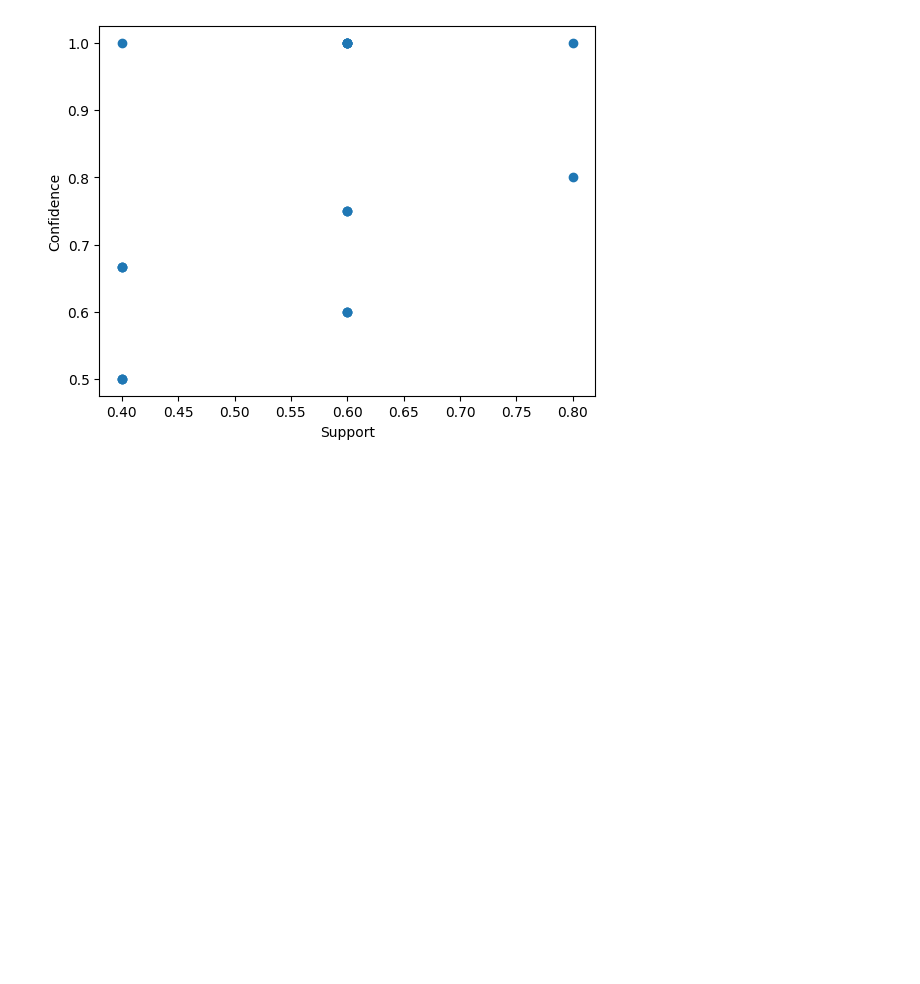
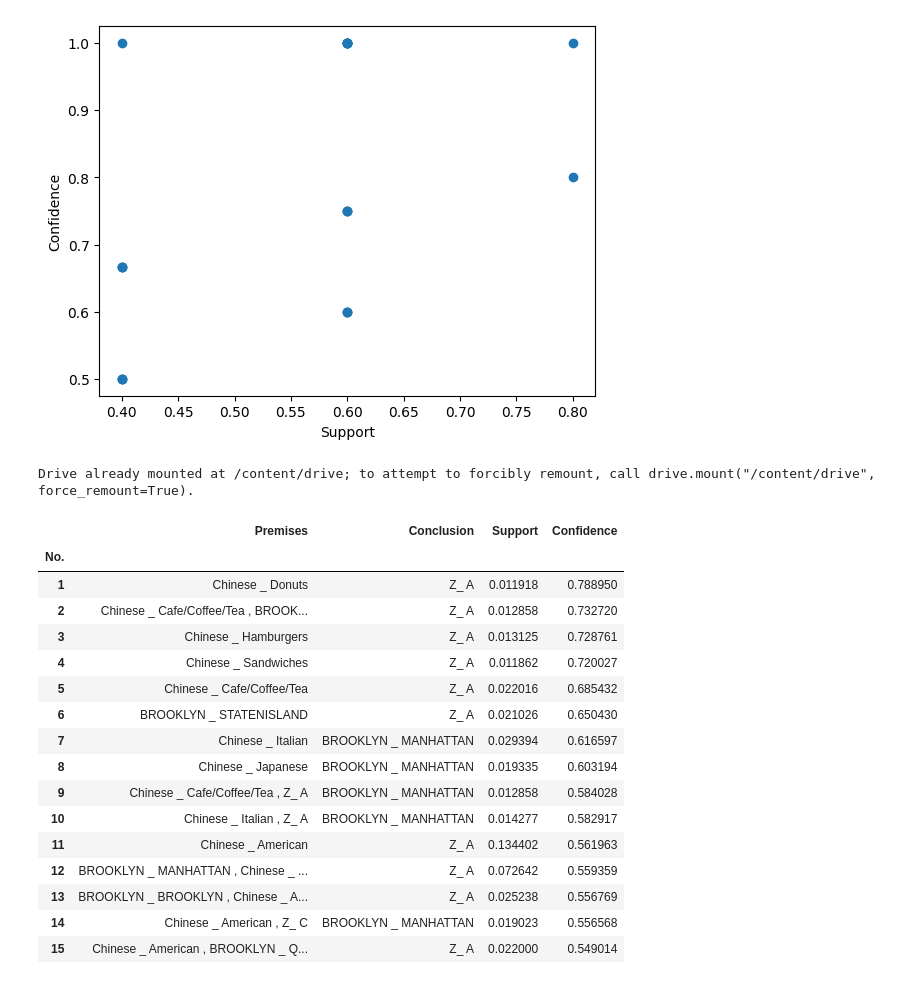
Before and after one commit to meryymarta/DataMining, a Jupyter notebook: Association Rules.ipynb, the cells around one changed output. Cells and saved outputs as stored; diff of their text form; code cells hidden in the pictures; blank space fills up the shorter version.

```diff
--- a/Association Rules.ipynb
+++ b/Association Rules.ipynb
@@ -59,3 +59,66 @@ Requirement already satisfied: tzdata>=2022.7 in /usr/local/lib/python3.12/dist-
 Requirement already satisfied: threadpoolctl>=3.1.0 in /usr/local/lib/python3.12/dist-packages (from scikit-learn>=1.3.1->mlxtend) (3.6.0)
 Requirement already satisfied: six>=1.5 in /usr/local/lib/python3.12/dist-packages (from python-dateutil>=2.7->matplotlib>=3.0.0->mlxtend) (1.17.0)
 [figure]
+# %%
+import pandas as pd
+import warnings
+
+warnings.filterwarnings('ignore')
+
+from google.colab import drive
+drive.mount('/content/drive')
+
+path = '/content/drive/MyDrive/kuliah/Restaurant.csv'
+
+df = pd.read_csv(path)
+df.head()
+
+from mlxtend.frequent_patterns import apriori, association_rules
+
+#mengubah ke format boolean
+df_encoded = pd.get_dummies(df)
+df_encoded = df_encoded.astype(bool)
+
+#Mencari Frequent Itemsets
+frequent_itemsets = apriori(df_encoded, min_support=0.01, use_colnames=True)
+frequent_itemsets.head()
+
+# Membuat rules
+rules = association_rules(frequent_itemsets, metric="confidence", min_threshold=0.5)
+
+# Mengubah frozenset menjadi string biasa
+rules['Premises'] = rules['antecedents'].apply(lambda x: ', '.join(list(x)))
+rules['Conclusion'] = rules['consequents'].apply(lambda x: ', '.join(list(x)))
+
+
+tabel_final = rules[['Premises', 'Conclusion', 'support', 'confidence']]
+tabel_final.columns = ['Premises', 'Conclusion', 'Support', 'Confidence']
+
+# Mengurutkan berdasarkan Confidence tertinggi
+tabel_final = tabel_final.sort_values(by='Confidence', ascending=False).reset_index(drop=True)
+
+# Menambahkan kolom 'No.'
+tabel_final.index = tabel_final.index + 1
+tabel_final.index.name = 'No.'
+
+# Tampilkan hasil
+tabel_final.head(15)
+# %% [output]
+Drive already mounted at /content/drive; to attempt to forcibly remount, call drive.mount("/content/drive", force_remount=True).
+|  | Premises | Conclusion | Support | Confidence |
+| No. |  |  |  |  |
+| 1 | Chinese _ Donuts | Z_ A | 0.011918 | 0.788950 |
+| 2 | Chinese _ Cafe/Coffee/Tea , BROOK... | Z_ A | 0.012858 | 0.732720 |
+| 3 | Chinese _ Hamburgers | Z_ A | 0.013125 | 0.728761 |
+| 4 | Chinese _ Sandwiches | Z_ A | 0.011862 | 0.720027 |
+| 5 | Chinese _ Cafe/Coffee/Tea | Z_ A | 0.022016 | 0.685432 |
+| 6 | BROOKLYN _ STATENISLAND | Z_ A | 0.021026 | 0.650430 |
+| 7 | Chinese _ Italian | BROOKLYN _ MANHATTAN | 0.029394 | 0.616597 |
+| 8 | Chinese _ Japanese | BROOKLYN _ MANHATTAN | 0.019335 | 0.603194 |
+| 9 | Chinese _ Cafe/Coffee/Tea , Z_ A | BROOKLYN _ MANHATTAN | 0.012858 | 0.584028 |
+| 10 | Chinese _ Italian , Z_ A | BROOKLYN _ MANHATTAN | 0.014277 | 0.582917 |
+| 11 | Chinese _ American | Z_ A | 0.134402 | 0.561963 |
+| 12 | BROOKLYN _ MANHATTAN , Chinese _ ... | Z_ A | 0.072642 | 0.559359 |
+| 13 | BROOKLYN _ BROOKLYN , Chinese _ A... | Z_ A | 0.025238 | 0.556769 |
+| 14 | Chinese _ American , Z_ C | BROOKLYN _ MANHATTAN | 0.019023 | 0.556568 |
+| 15 | Chinese _ American , BROOKLYN _ Q... | Z_ A | 0.022000 | 0.549014 |
```
